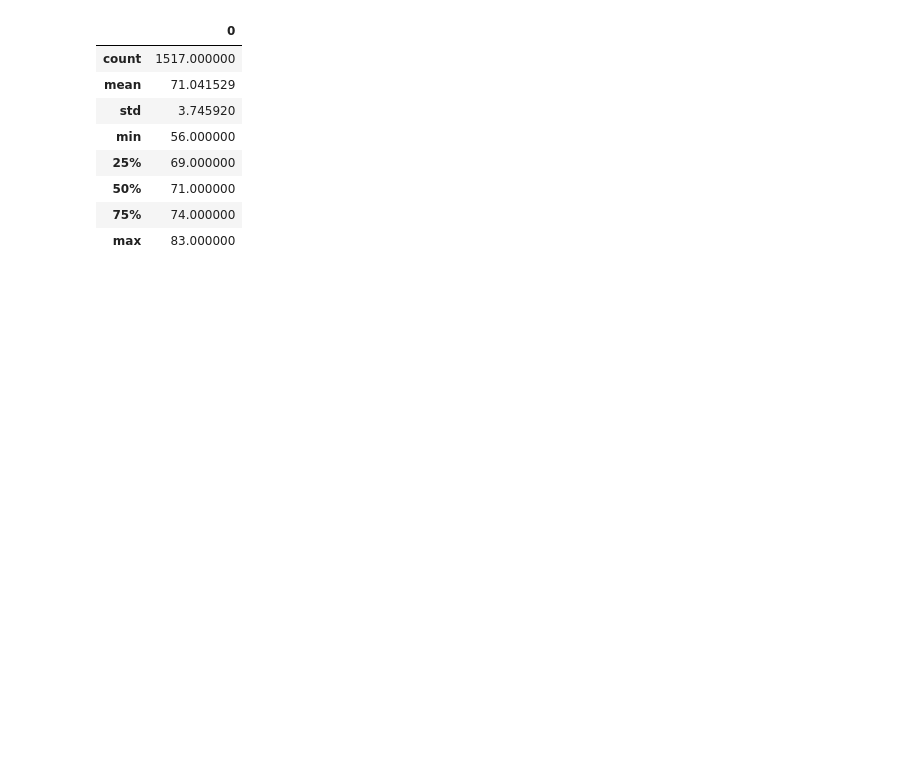
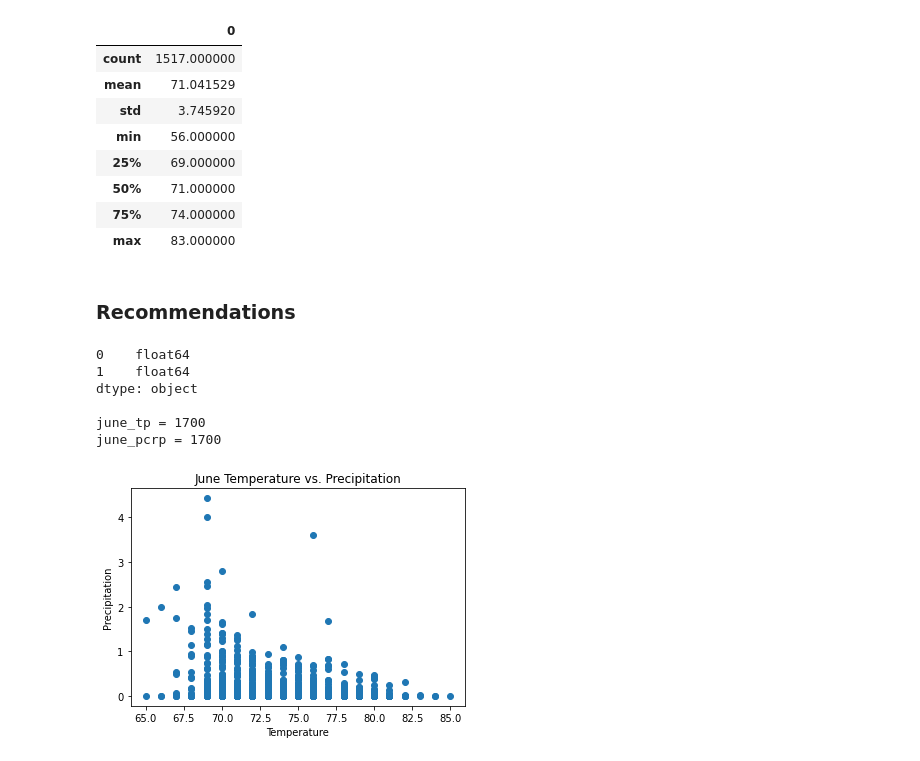
Before and after one commit to AndrewZinc/Surfs_up, a Jupyter notebook: SurfsUp_Challenge.ipynb, the cells around one changed output. Saved outputs shown, nothing was run; the diff lists cells and outputs as text; code cells hidden in the pictures; blank space fills up the shorter version.

Commit message:
Added new "Recommendation" queries and plots.

```diff
--- a/SurfsUp_Challenge.ipynb
+++ b/SurfsUp_Challenge.ipynb
@@ -195,3 +195,46 @@ december_temps_df.describe()
 | 50% | 71.000000 |
 | 75% | 74.000000 |
 | max | 83.000000 |
+# %% [markdown]
+### Recommendations ###
+# %%
+# Import dependencies
+import matplotlib.pyplot as plt
+
+# Write a query that filters the Measurement table to retrieve the temperatures and precipitation for the month of June.
+
+june_temp_precip = session.query(Measurement.tobs, Measurement.prcp).filter(Measurement.date.like('%-06-%'))
+
+#for temp in june_temp_precip:
+#    print(temp)
+
+# Convert the query results into a DataFrame
+june_tp_df = pd.DataFrame(june_temp_precip)
+
+print(june_tp_df.dtypes)
+print()
+
+# Give the columns a meaningful label
+june_tp_df.rename(columns={ june_tp_df.columns[0]: "temp",  june_tp_df.columns[1]: "prcp"}, inplace = True)
+
+# Assign variable to DataFrame columns
+june_tp = june_tp_df['temp']
+june_prcp = june_tp_df['prcp']
+
+print(f'june_tp = {len(june_tp)}')
+print(f'june_pcrp = {len(june_prcp)}')
+
+# Create a scatter plot of the x and y values.
+plt.scatter(june_tp_df['temp'],june_tp_df['prcp'])
+plt.xlabel('Temperature')
+plt.ylabel('Precipitation')
+plt.title('June Temperature vs. Precipitation')
+plt.show()
+# %% [output]
+0    float64
+1    float64
+dtype: object
+
+june_tp = 1700
+june_pcrp = 1700
+[figure, added]
```
Also changed, not shown: parts of 1 cell of this notebook.
